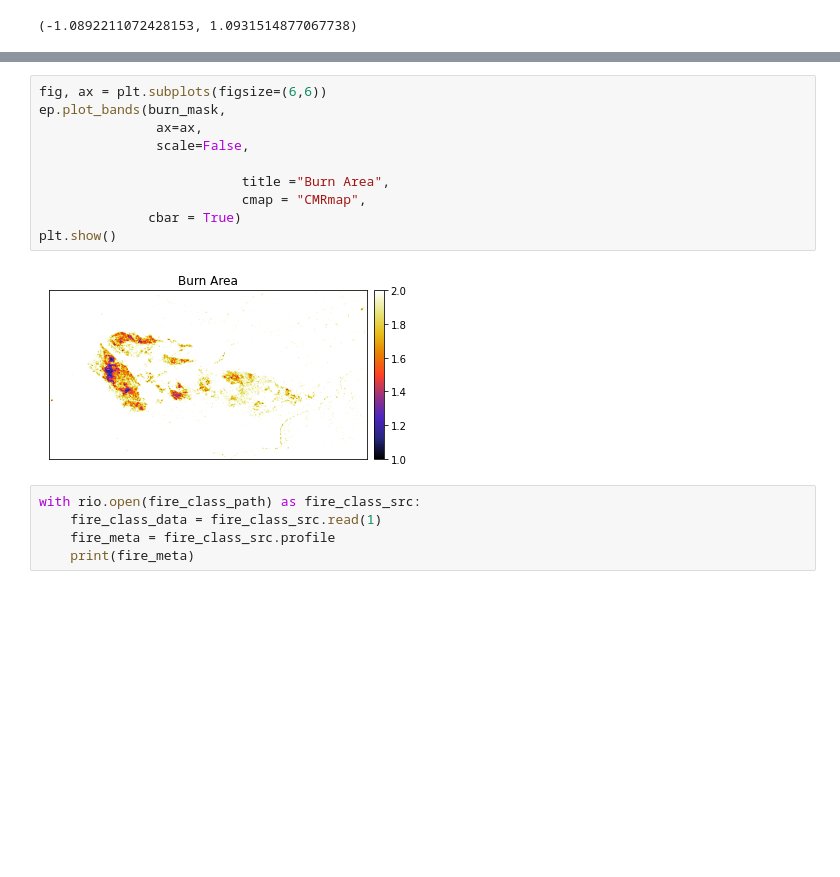
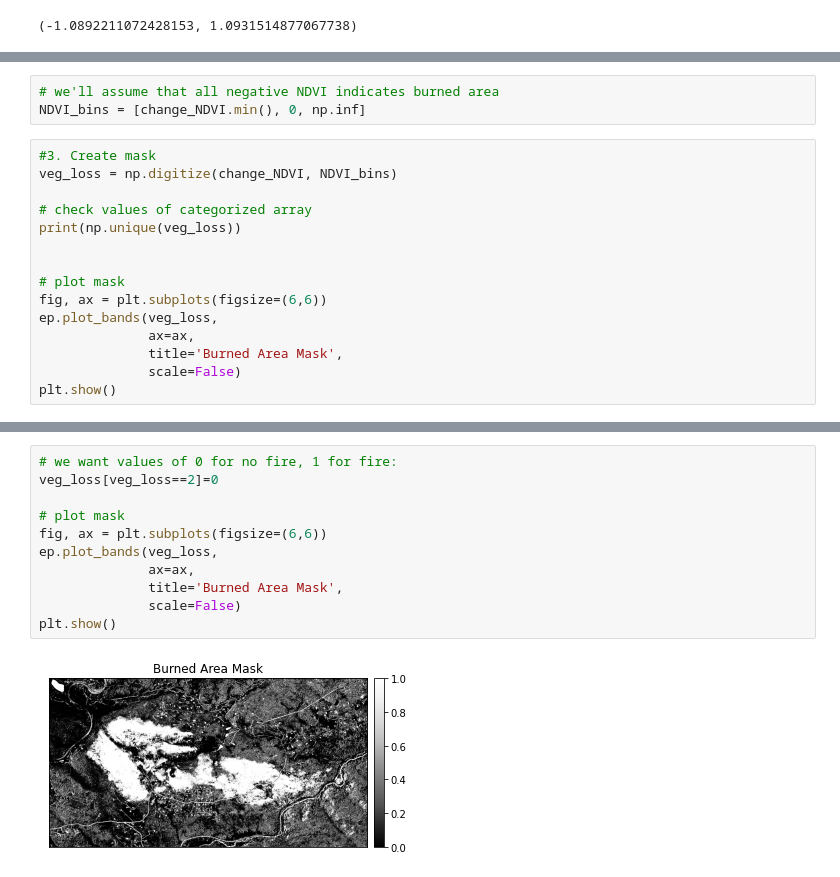
Before and after one commit to Sandipriz/EnvDatSci22, a Jupyter notebook: CodeSprints/Solution_of_RasterData101.ipynb, the cells around one changed output, grey strips where cells are left out. Saved outputs shown, nothing was run; the diff lists cells and outputs as text; blank space fills up the shorter version.

```diff
--- a/CodeSprints/Solution_of_RasterData101.ipynb
+++ b/CodeSprints/Solution_of_RasterData101.ipynb
@@ -704,0 +679,18 @@ print(np.unique(burn_mask))
+# %%
+# we'll assume that all negative NDVI indicates burned area
+NDVI_bins = [change_NDVI.min(), 0, np.inf]
+# %%
+#3. Create mask
+veg_loss = np.digitize(change_NDVI, NDVI_bins)
+
+# check values of categorized array
+print(np.unique(veg_loss))
+
+
+# plot mask
+fig, ax = plt.subplots(figsize=(6,6))
+ep.plot_bands(veg_loss,
+              ax=ax,
+              title='Burned Area Mask',
+              scale=False)
+plt.show()
@@ -705,17 +700,13 @@ print(np.unique(burn_mask))
 # %%
+# we want values of 0 for no fire, 1 for fire:
+veg_loss[veg_loss==2]=0
+
+# plot mask
 fig, ax = plt.subplots(figsize=(6,6))
-ep.plot_bands(burn_mask,
-               ax=ax,
-               scale=False,
-
-                          title ="Burn Area",
-                          cmap = "CMRmap",
-              cbar = True)
+ep.plot_bands(veg_loss,
+              ax=ax,
+              title='Burned Area Mask',
+              scale=False)
 plt.show()
 # %% [output]
-[figure, old version]
+[figure, new version]
-# %%
-with rio.open(fire_class_path) as fire_class_src:
-    fire_class_data = fire_class_src.read(1)
-    fire_meta = fire_class_src.profile
-    print(fire_meta)
```
Also changed, not shown: parts of 15 cells of this notebook.
